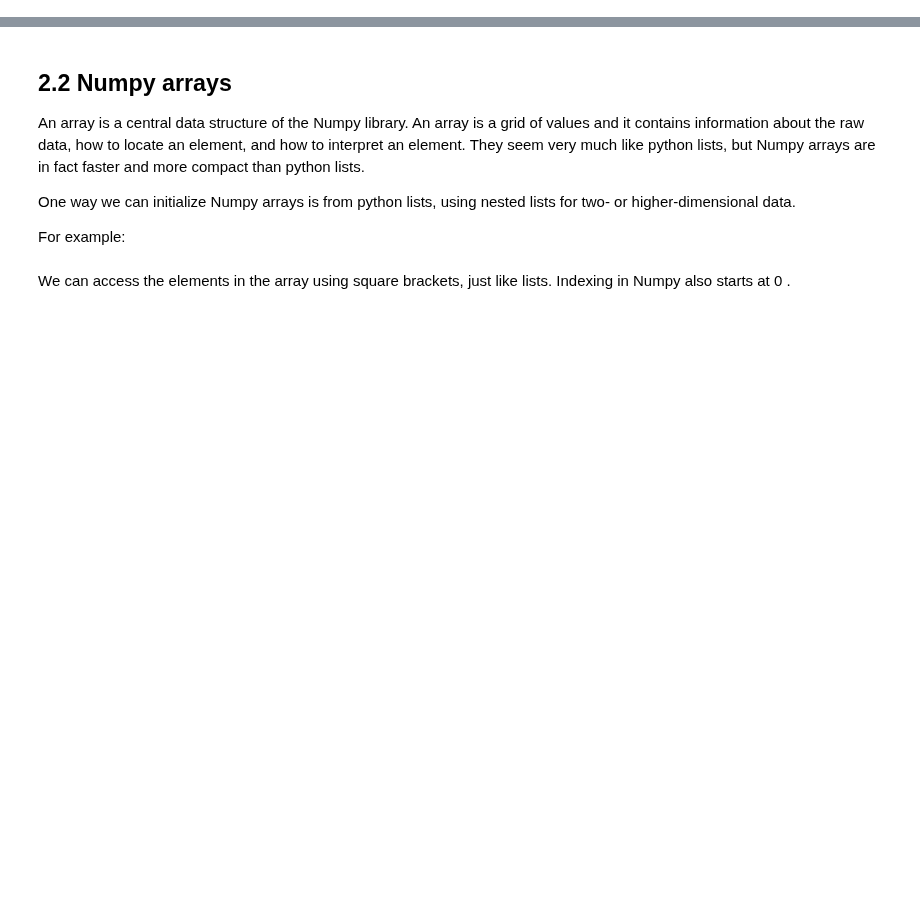
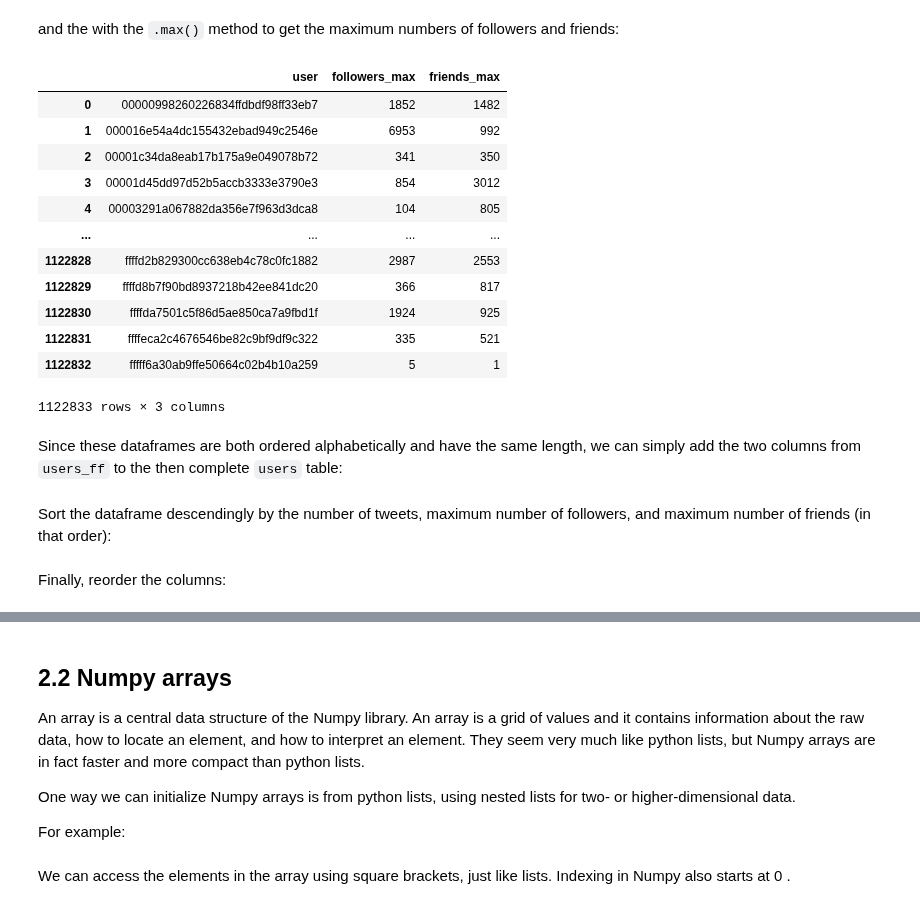
Before and after one commit to gesiscss/css_methods_python, a Jupyter notebook: a_introduction/2_data_handling_and_visualization.ipynb, the cells around one changed output, grey strips where cells are left out. Saved outputs shown, nothing was run; the diff lists cells and outputs as text; code cells hidden in the pictures; blank space fills up the shorter version.

```diff
--- a/a_introduction/2_data_handling_and_visualization.ipynb
+++ b/a_introduction/2_data_handling_and_visualization.ipynb
@@ -327,0 +298,2 @@ removeEmoji(text)
+# %%
+tweets.columns = ['tweet_id', 'user', 'timestamp', 'followers', 'friends', 'retweets', 'favorites', 'named_entities', 'sentiment', 'mentions', 'hashtags', 'urls']
@@ -327,0 +339,22 @@ removeEmoji(text)
+# %% [markdown]
+and the with the `.max()` method to get the maximum numbers of followers and friends:
+# %%
+users_ff = tweets.groupby('user')[['followers', 'friends']].max().reset_index()
+users_ff.columns = ['user', 'followers_max', 'friends_max']
+users_ff
+# %% [output]
+|  | user | followers_max | friends_max |
+| 0 | 00000998260226834ffdbdf98ff33eb7 | 1852 | 1482 |
+| 1 | 000016e54a4dc155432ebad949c2546e | 6953 | 992 |
+| 2 | 00001c34da8eab17b175a9e049078b72 | 341 | 350 |
+| 3 | 00001d45dd97d52b5accb3333e3790e3 | 854 | 3012 |
+| 4 | 00003291a067882da356e7f963d3dca8 | 104 | 805 |
+| ... | ... | ... | ... |
+| 1122828 | ffffd2b829300cc638eb4c78c0fc1882 | 2987 | 2553 |
+| 1122829 | ffffd8b7f90bd8937218b42ee841dc20 | 366 | 817 |
+| 1122830 | ffffda7501c5f86d5ae850ca7a9fbd1f | 1924 | 925 |
+| 1122831 | ffffeca2c4676546be82c9bf9df9c322 | 335 | 521 |
+| 1122832 | fffff6a30ab9ffe50664c02b4b10a259 | 5 | 1 |
+1122833 rows × 3 columns
+# %% [markdown]
+Since these dataframes are both ordered alphabetically and have the same length, we can simply add the two columns from `users_ff` to the then complete `users` table:
@@ -327,0 +363,2 @@ removeEmoji(text)
+# %% [markdown]
+Sort the dataframe descendingly by the number of tweets, maximum number of followers, and maximum number of friends (in that order):
@@ -327,0 +367,2 @@ removeEmoji(text)
+# %% [markdown]
+Finally, reorder the columns:
```
Also changed, not shown: parts of 441 cells of this notebook, 3 other files.
